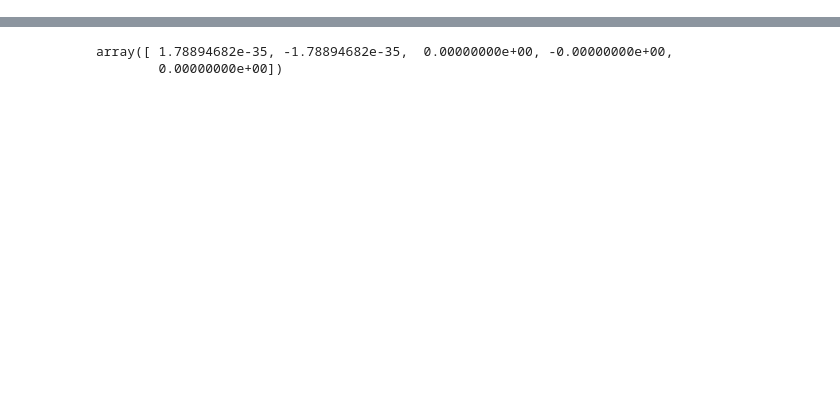
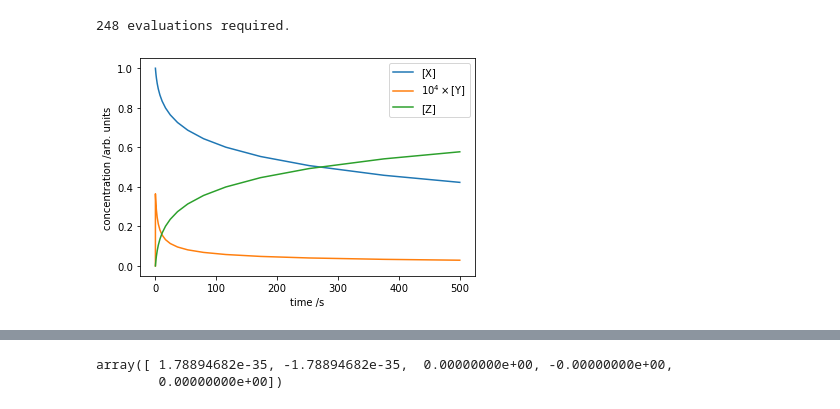
Before and after one commit to Lupama2/Vapor_en_burbuja_inicial_python, a Jupyter notebook: main.ipynb, the cells around one changed output, grey strips where cells are left out. Saved outputs shown, nothing was run; the diff lists cells and outputs as text; code cells hidden in the pictures; blank space fills up the shorter version.

Commit message:
Radau para 3 reacciones
Logré aplicar el método Radau de la librería SciPy para el problema de 3 reacciones con temperatura y volumen constantes. El método se ejecuta extraordinariamente rápido

```diff
--- a/main.ipynb
+++ b/main.ipynb
@@ -6,0 +7,35 @@
+# %%
+#EJEMPLO:
+import numpy as np
+from scipy.integrate import solve_ivp
+import matplotlib.pyplot as plt
+
+def deriv(t, y):
+    """ODEs for Robertson's chemical reaction system."""
+    x, y, z = y
+    xdot = -0.04 * x + 1.e4 * y * z
+    ydot = 0.04 * x - 1.e4 * y * z - 3.e7 * y**2
+    zdot = 3.e7 * y**2
+    return xdot, ydot, zdot
+
+# Initial and final times.
+t0, tf = 0, 500
+# Initial conditions: [X] = 1; [Y] = [Z] = 0.
+y0 = 1, 0, 0
+# Solve, using a method resilient to stiff ODEs.
+soln = solve_ivp(deriv, (t0, tf), y0, method='Radau')
+print(soln.nfev, 'evaluations required.')
+
+# Plot the concentrations as a function of time. Scale [Y] by 10**YFAC
+# so its variation is visible on the same axis used for [X] and [Z].
+YFAC = 4
+plt.plot(soln.t, soln.y[0], label='[X]')
+plt.plot(soln.t, 10**YFAC*soln.y[1], label=r'$10^{}\times$[Y]'.format(YFAC))
+plt.plot(soln.t, soln.y[2], label='[Z]')
+plt.xlabel('time /s')
+plt.ylabel('concentration /arb. units')
+plt.legend()
+plt.show()
+# %% [output]
+248 evaluations required.
+[figure, added]
```
Also changed, not shown: parts of 15 cells of this notebook, 1 other file.
